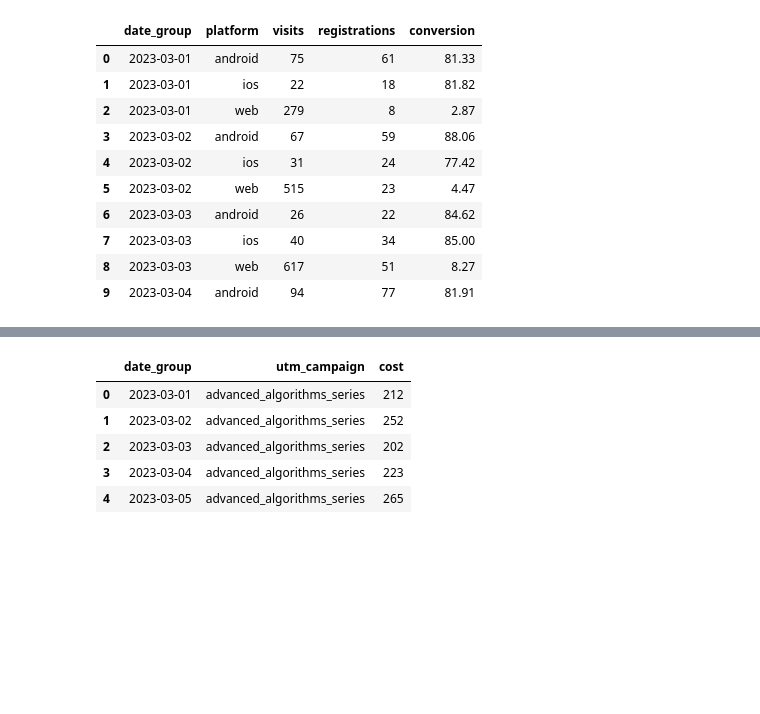
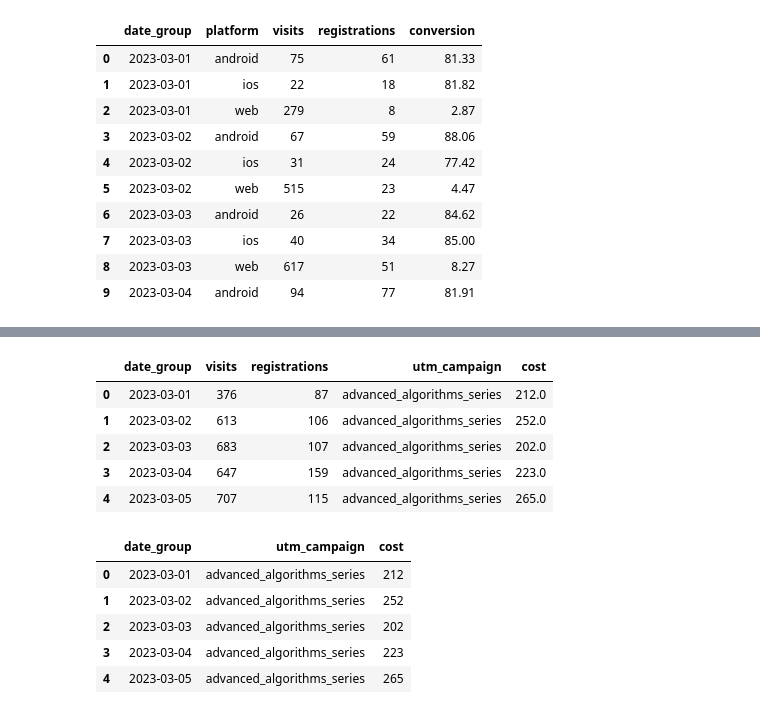
Before and after one commit to Alwson/data-analytics-project-100, a Jupyter notebook: charts_project.ipynb, the cells around one changed output, grey strips where cells are left out. Saved outputs shown, nothing was run; the diff lists cells and outputs as text; code cells hidden in the pictures; blank space fills up the shorter version.

Commit message:
feat: final notebook + API flow, saved conversion.json/ads.json, charts

```diff
--- a/charts_project.ipynb
+++ b/charts_project.ipynb
@@ -309,3 +348,23 @@ merged.head(10)
 | 7 | 2023-03-03 | ios | 40 | 34 | 85.00 |
 | 8 | 2023-03-03 | web | 617 | 51 | 8.27 |
 | 9 | 2023-03-04 | android | 94 | 77 | 81.91 |
+# %%
+# Убираем ботов и берём последний визит на uuid
+visits_clean = visits_api[~visits_api["user_agent"].str.contains("bot", case=False, na=False)].copy()
+visits_clean = visits_clean.sort_values("date").drop_duplicates("uuid", keep="last")
+
+# Агрегации визитов и регистраций по дате и платформе
+vg = visits_clean.groupby([visits_clean["date"].dt.date, "platform"]).size().reset_index(name="visits")
+vg = vg.rename(columns={"date": "date_group"})
+
+rg = regs_api.groupby([regs_api["date"].dt.date, "platform"]).size().reset_index(name="registrations")
+rg = rg.rename(columns={"date": "date_group"})
+
+# Итоговый датафрейм с конверсией
+merged = pd.merge(vg, rg, on=["date_group", "platform"], how="outer").fillna(0)
+merged["conversion"] = (merged["registrations"] / merged["visits"] * 100).replace([float("inf")], 0).round(2)
+
+# Сводка по дням без платформ (для рекламы)
+conv_daily = merged.groupby("date_group", as_index=False)[["visits","registrations"]].sum()
+
+merged.head(), conv_daily.head()
@@ -312 +384,22 @@ merged.head(10)
+# %%
+ads = pd.read_csv("./ads.csv")
+ads.columns = [c.strip().lower() for c in ads.columns]
+ads["date"] = pd.to_datetime(ads["date"], errors="coerce")
+ads["date_group"] = ads["date"].dt.date
+
+ads_grouped = ads.groupby(["date_group","utm_campaign"], as_index=False)["cost"].sum()
+
+# Объединение с дневной статистикой
+final = conv_daily.merge(ads_grouped, on="date_group", how="left")
+final["utm_campaign"] = final["utm_campaign"].fillna("none")
+final["cost"] = final["cost"].fillna(0)
+
+final.head()
+# %% [output]
+|  | date_group | visits | registrations | utm_campaign | cost |
+| 0 | 2023-03-01 | 376 | 87 | advanced_algorithms_series | 212.0 |
+| 1 | 2023-03-02 | 613 | 106 | advanced_algorithms_series | 252.0 |
+| 2 | 2023-03-03 | 683 | 107 | advanced_algorithms_series | 202.0 |
+| 3 | 2023-03-04 | 647 | 159 | advanced_algorithms_series | 223.0 |
+| 4 | 2023-03-05 | 707 | 115 | advanced_algorithms_series | 265.0 |
 # %%
```
Also changed, not shown: parts of 15 cells of this notebook, 3 other files.
